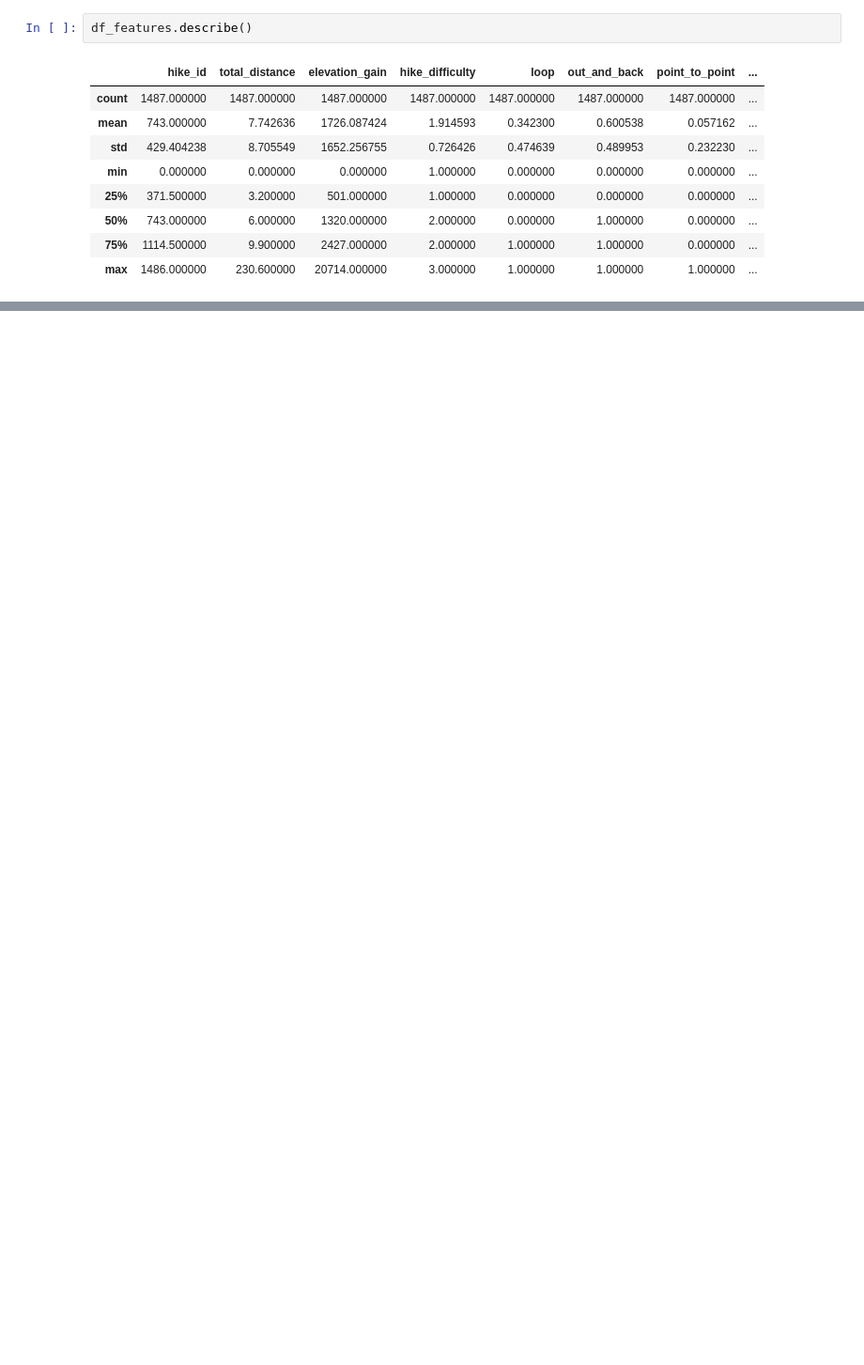
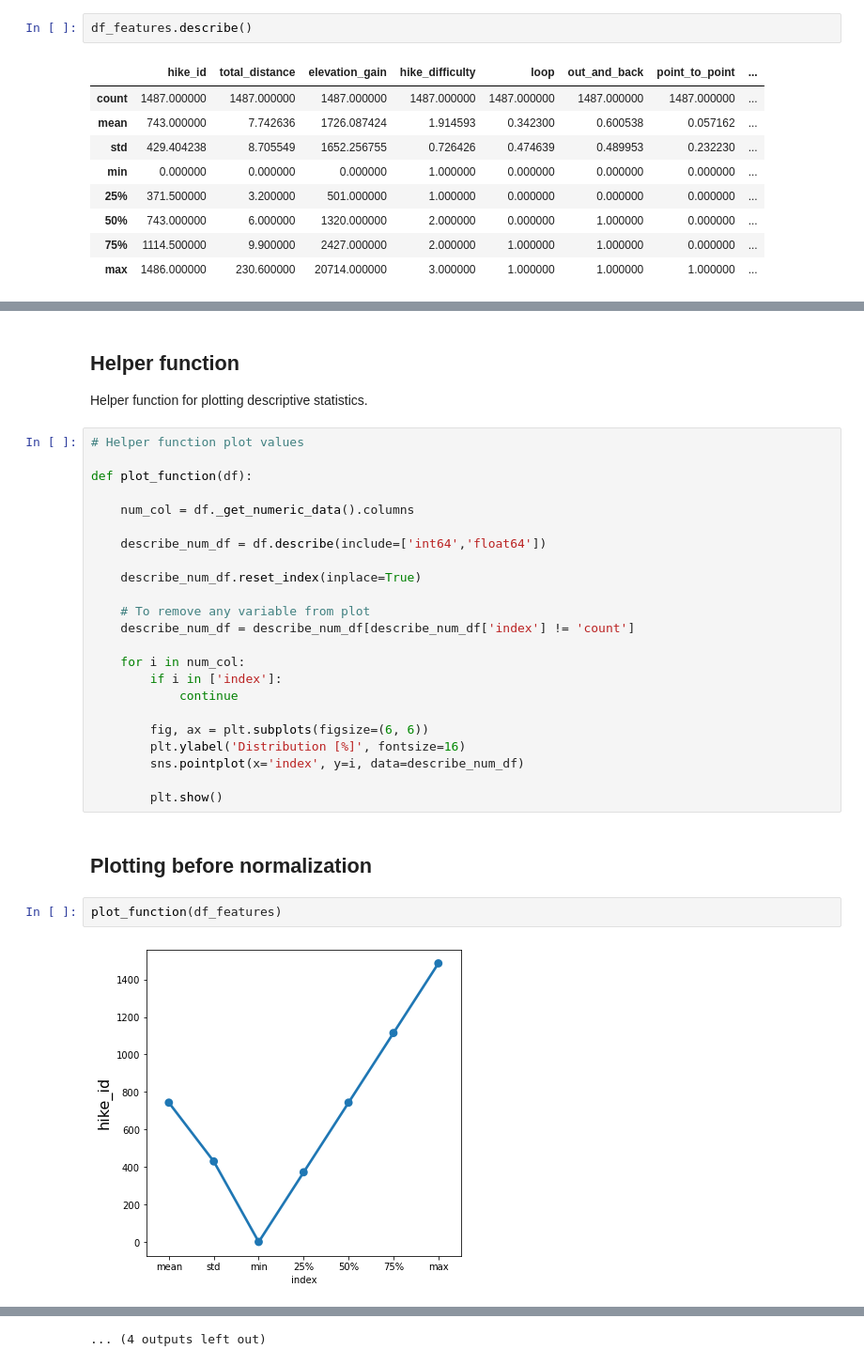
Before and after one commit to helenabarmer/machine_learning_intro, a Jupyter notebook: Clustering/clustering.ipynb, the cells around one changed output, grey strips where cells are left out. Shown at 94% size. Saved outputs shown, nothing was run; the diff lists cells and outputs as text; blank space fills up the shorter version.

```diff
--- a/Clustering/clustering.ipynb
+++ b/Clustering/clustering.ipynb
@@ -116,0 +139,32 @@ df_features.describe()
+# %% [markdown]
+## Helper function
+Helper function for plotting descriptive statistics.
+# %%
+# Helper function plot values
+
+def plot_function(df):
+
+    num_col = df._get_numeric_data().columns
+
+    describe_num_df = df.describe(include=['int64','float64'])
+
+    describe_num_df.reset_index(inplace=True)
+
+    # To remove any variable from plot
+    describe_num_df = describe_num_df[describe_num_df['index'] != 'count']
+
+    for i in num_col:
+        if i in ['index']:
+            continue
+
+        fig, ax = plt.subplots(figsize=(6, 6))
+        plt.ylabel('Distribution [%]', fontsize=16)
+        sns.pointplot(x='index', y=i, data=describe_num_df)
+
+        plt.show()
+# %% [markdown]
+## Plotting before normalization
+# %%
+plot_function(df_features)
+# %% [output]
+[figure, added]
@@ -116,0 +182 @@ df_features.describe()
+... (4 outputs left out)
```
Also changed, not shown: parts of 52 cells of this notebook.
